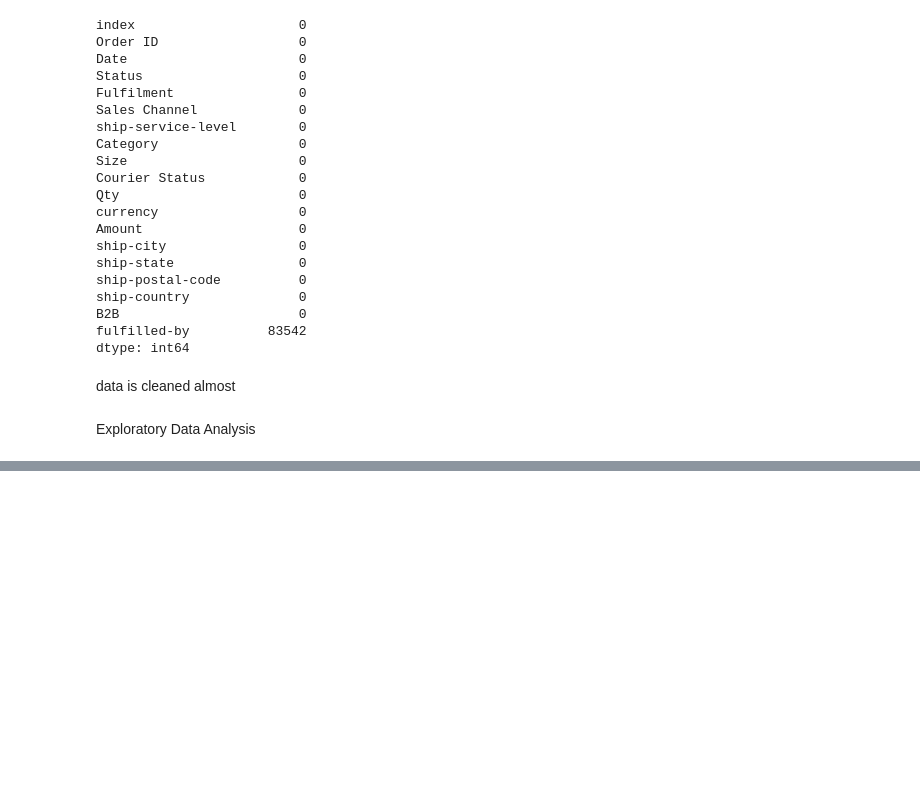
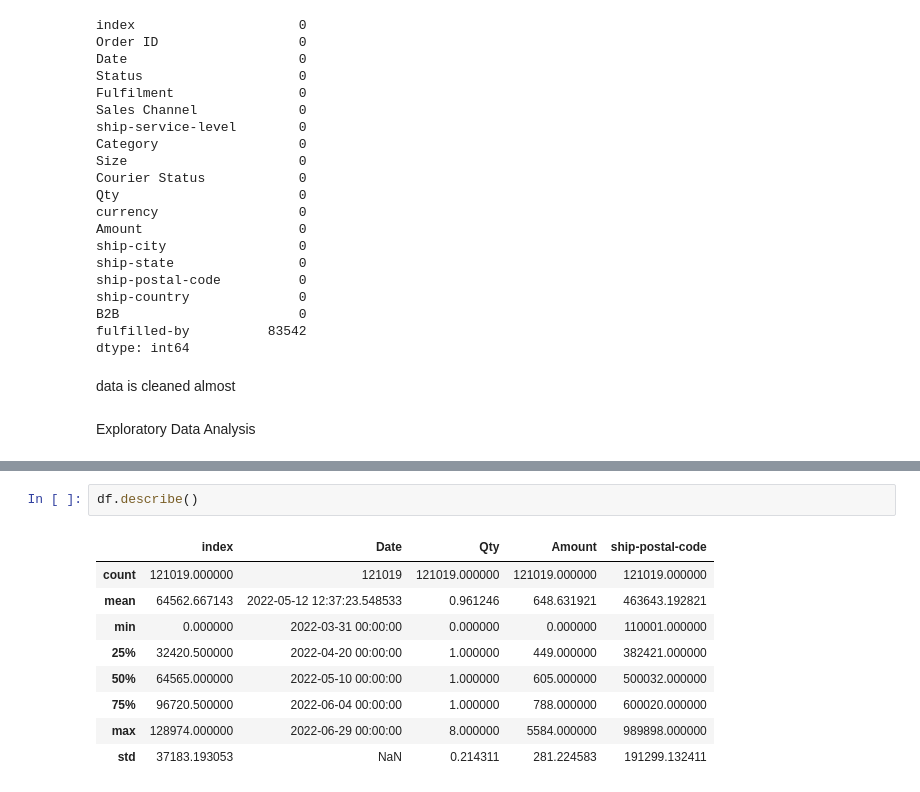
Before and after one commit to gaurvithakur/python-ds-learning, a Jupyter notebook: Projects/Amazon_Sales_Analysis/amazon_sales.ipynb, the cells around one changed output, grey strips where cells are left out. Drawn from its saved outputs; the diff is of its cells as text; blank space fills up the shorter version.

```diff
--- a/Projects/Amazon_Sales_Analysis/amazon_sales.ipynb
+++ b/Projects/Amazon_Sales_Analysis/amazon_sales.ipynb
@@ -186,0 +203,12 @@ Exploratory Data Analysis
+# %%
+df.describe()
+# %% [output]
+|  | index | Date | Qty | Amount | ship-postal-code |
+| count | 121019.000000 | 121019 | 121019.000000 | 121019.000000 | 121019.000000 |
+| mean | 64562.667143 | 2022-05-12 12:37:23.548533 | 0.961246 | 648.631921 | 463643.192821 |
+| min | 0.000000 | 2022-03-31 00:00:00 | 0.000000 | 0.000000 | 110001.000000 |
+| 25% | 32420.500000 | 2022-04-20 00:00:00 | 1.000000 | 449.000000 | 382421.000000 |
+| 50% | 64565.000000 | 2022-05-10 00:00:00 | 1.000000 | 605.000000 | 500032.000000 |
+| 75% | 96720.500000 | 2022-06-04 00:00:00 | 1.000000 | 788.000000 | 600020.000000 |
+| max | 128974.000000 | 2022-06-29 00:00:00 | 8.000000 | 5584.000000 | 989898.000000 |
+| std | 37183.193053 | NaN | 0.214311 | 281.224583 | 191299.132411 |
```
Also changed, not shown: parts of 10 cells of this notebook.
